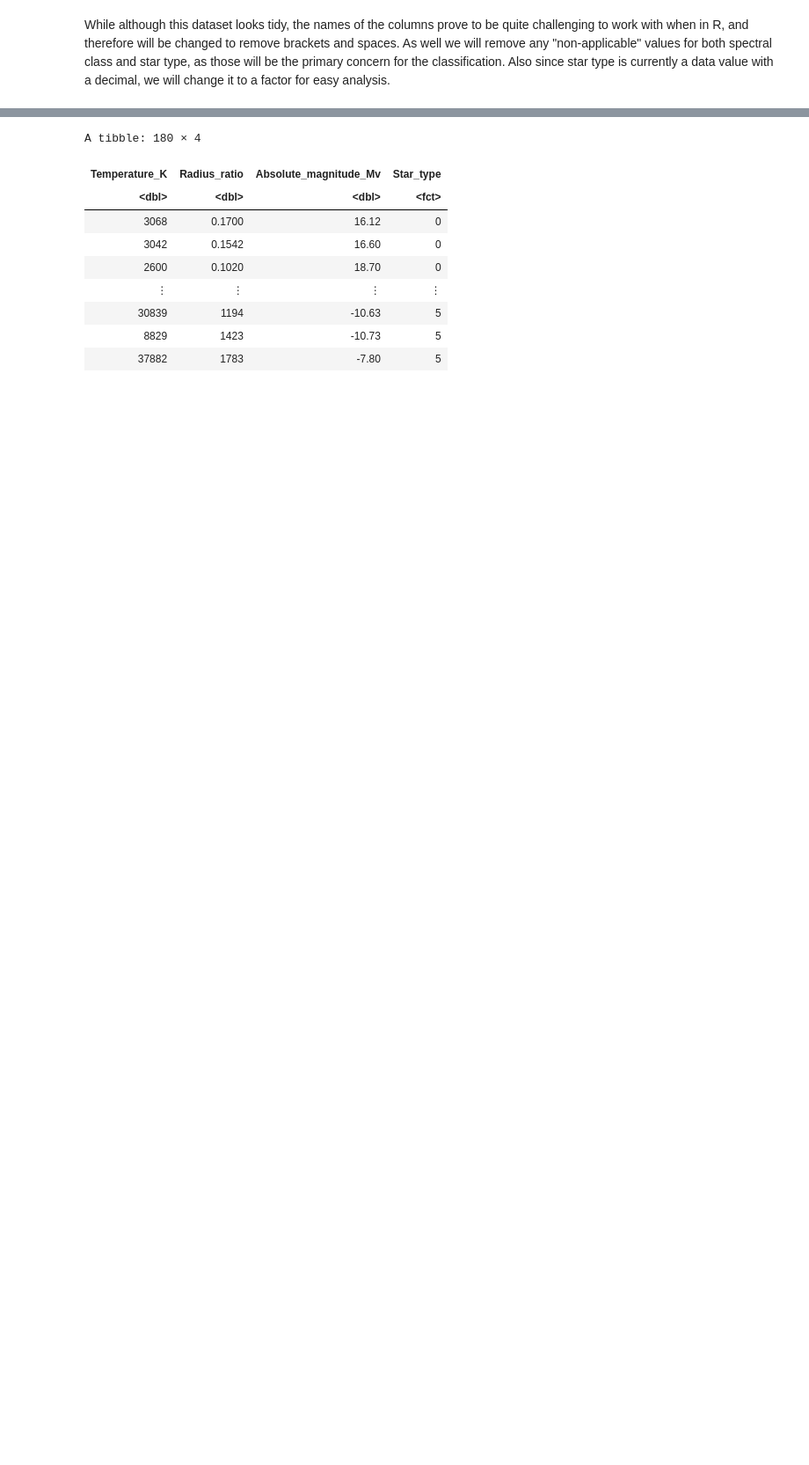
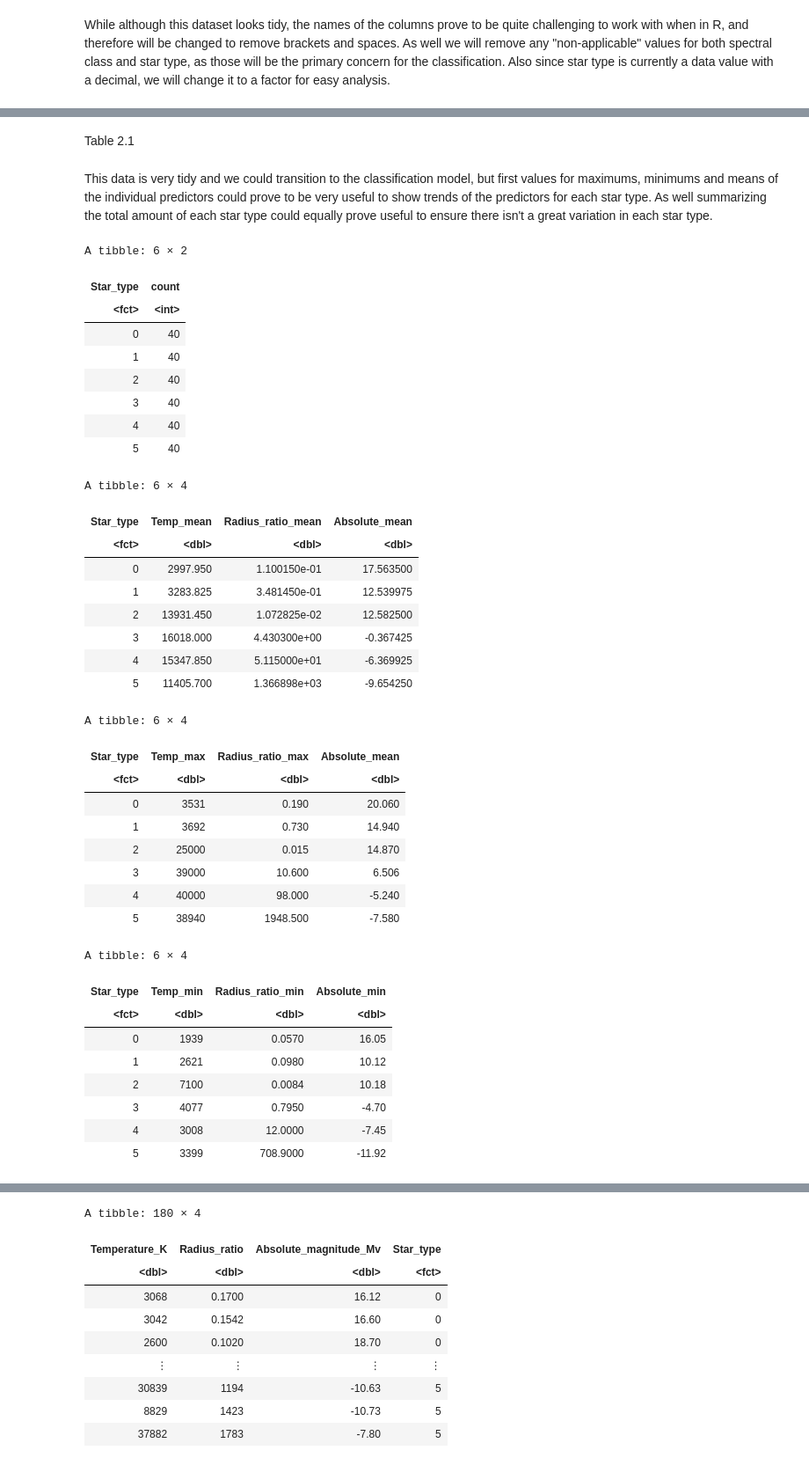
Before and after one commit to zackpeachell/DSCI_100_008_05_project, a Jupyter notebook: GROUP_PROJECT.ipynb, the cells around one changed output, grey strips where cells are left out. Shown at 88% size. Saved outputs shown, nothing was run; the diff lists cells and outputs as text; code cells hidden in the pictures; blank space fills up the shorter version.

```diff
--- a/GROUP_PROJECT.ipynb
+++ b/GROUP_PROJECT.ipynb
@@ -111,0 +98,60 @@ A tibble: 6 × 2
+# %% [markdown]
+Table 2.1
+# %% [markdown]
+This data is very tidy and we could transition to the classification model, but first values for maximums, minimums and means of the individual predictors could prove to be very useful to show trends of the predictors for each star type. As well summarizing the total amount of each star type could equally prove useful to ensure there isn't a great variation in each star type.
+# %%
+set.seed(9999)
+star_type_count <- select_star|>
+                    group_by(Star_type)|>
+                    summarize(count = n())
+
+star_type_count
+star_type_mean <- select_star |>
+                    group_by(Star_type)|>
+                    summarize(Temp_mean = mean(Temperature_K, na.rm = TRUE), Radius_ratio_mean = mean(Radius_ratio, na.rm = TRUE), Absolute_mean = mean(Absolute_magnitude_Mv, na.rm = TRUE))
+star_type_max <- select_star |>
+                    group_by(Star_type)|>
+                    summarize(Temp_max = max(Temperature_K, na.rm = TRUE), Radius_ratio_max = max(Radius_ratio, na.rm = TRUE), Absolute_mean = max(Absolute_magnitude_Mv, na.rm = TRUE))
+star_type_min <- select_star |>
+                    group_by(Star_type)|>
+                    summarize(Temp_min = min(Temperature_K, na.rm = TRUE), Radius_ratio_min = min(Radius_ratio, na.rm = TRUE), Absolute_min = min(Absolute_magnitude_Mv, na.rm = TRUE))
+star_type_mean
+star_type_max
+star_type_min
+# %% [output]
+A tibble: 6 × 2
+| Star_type | count |
+| <fct> | <int> |
+| 0 | 40 |
+| 1 | 40 |
+| 2 | 40 |
+| 3 | 40 |
+| 4 | 40 |
+| 5 | 40 |
+A tibble: 6 × 4
+| Star_type | Temp_mean | Radius_ratio_mean | Absolute_mean |
+| <fct> | <dbl> | <dbl> | <dbl> |
+| 0 | 2997.950 | 1.100150e-01 | 17.563500 |
+| 1 | 3283.825 | 3.481450e-01 | 12.539975 |
+| 2 | 13931.450 | 1.072825e-02 | 12.582500 |
+| 3 | 16018.000 | 4.430300e+00 | -0.367425 |
+| 4 | 15347.850 | 5.115000e+01 | -6.369925 |
+| 5 | 11405.700 | 1.366898e+03 | -9.654250 |
+A tibble: 6 × 4
+| Star_type | Temp_max | Radius_ratio_max | Absolute_mean |
+| <fct> | <dbl> | <dbl> | <dbl> |
+| 0 | 3531 | 0.190 | 20.060 |
+| 1 | 3692 | 0.730 | 14.940 |
+| 2 | 25000 | 0.015 | 14.870 |
+| 3 | 39000 | 10.600 | 6.506 |
+| 4 | 40000 | 98.000 | -5.240 |
+| 5 | 38940 | 1948.500 | -7.580 |
+A tibble: 6 × 4
+| Star_type | Temp_min | Radius_ratio_min | Absolute_min |
+| <fct> | <dbl> | <dbl> | <dbl> |
+| 0 | 1939 | 0.0570 | 16.05 |
+| 1 | 2621 | 0.0980 | 10.12 |
+| 2 | 7100 | 0.0084 | 10.18 |
+| 3 | 4077 | 0.7950 | -4.70 |
+| 4 | 3008 | 12.0000 | -7.45 |
+| 5 | 3399 | 708.9000 | -11.92 |
```
Also changed, not shown: parts of 20 cells of this notebook.
